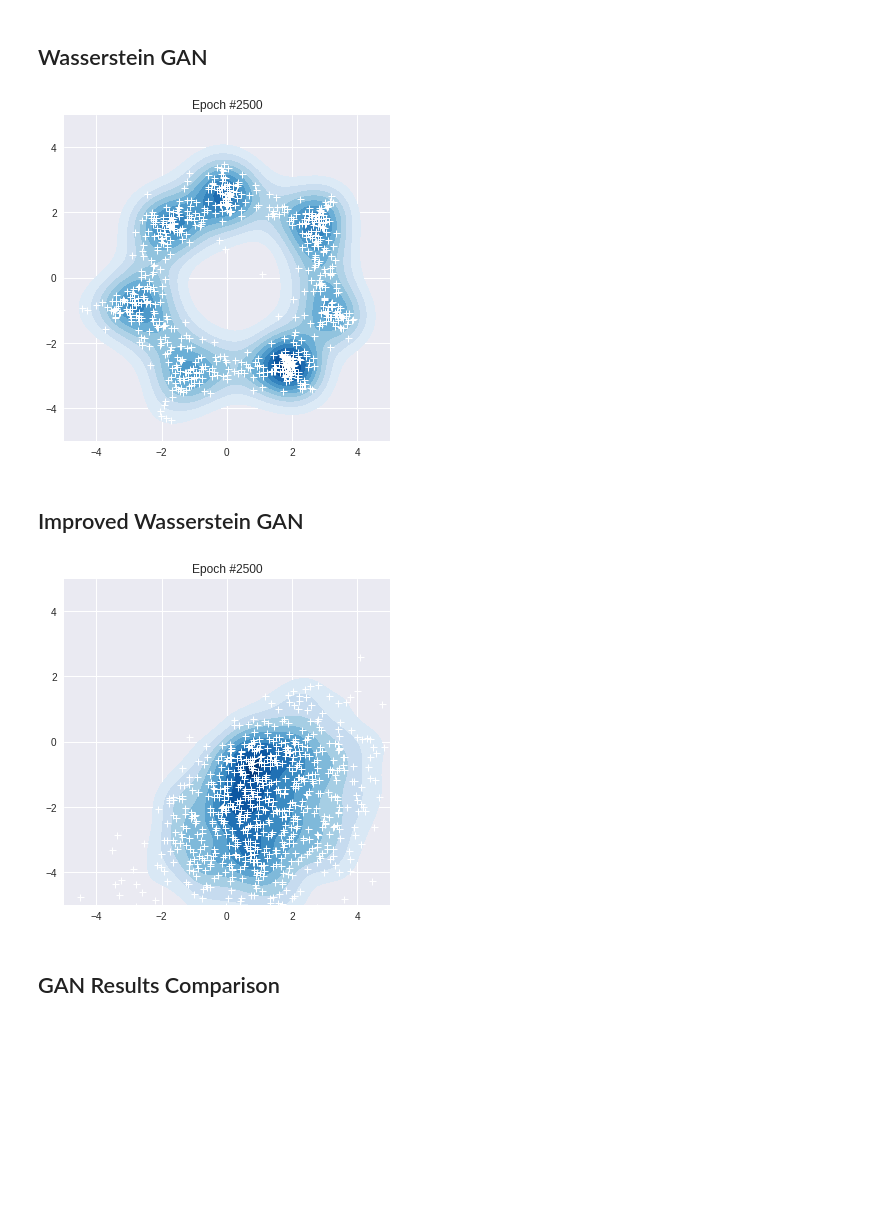
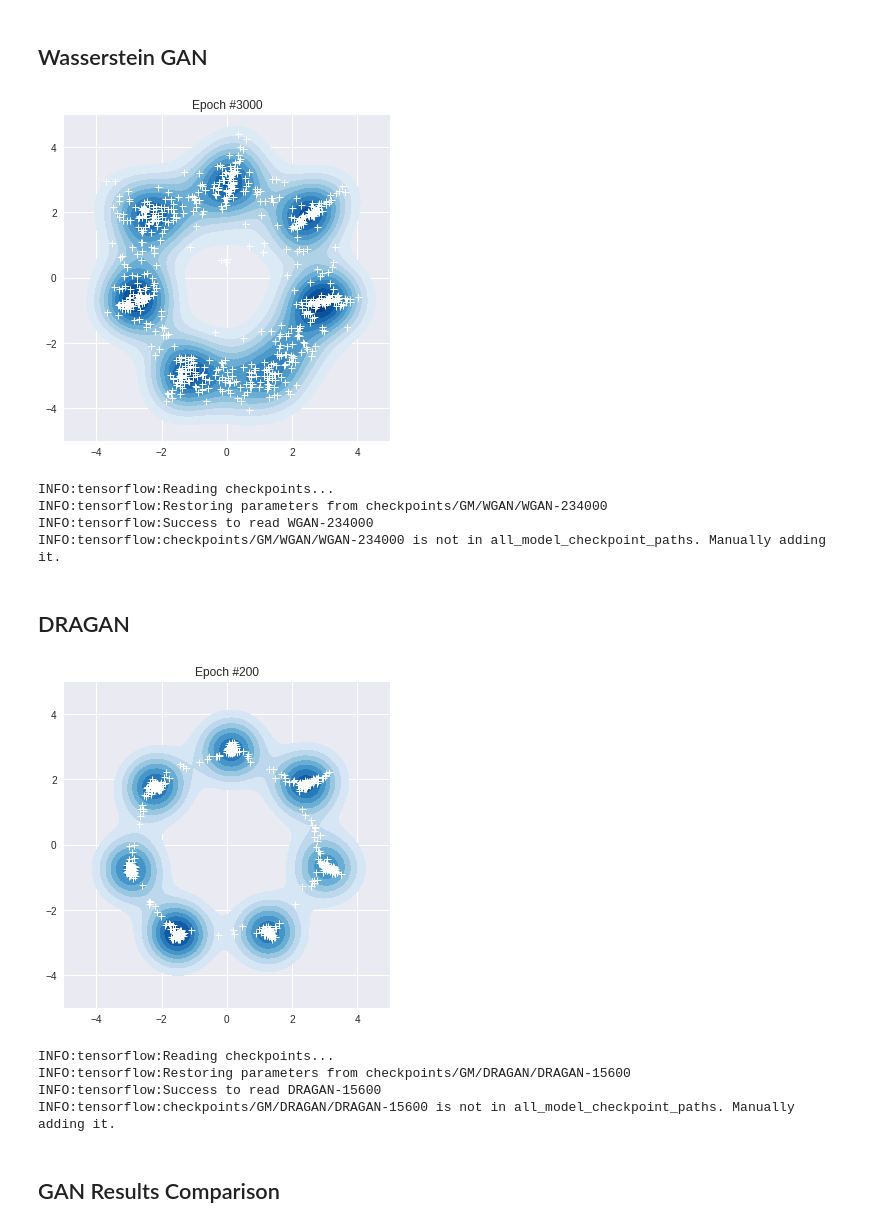
Before and after one commit to shaform/DeepNetworks, a Jupyter notebook: notebooks/GAN - Mixture of Gaussians.ipynb, the cells around one changed output. Drawn from its saved outputs; the diff is of its cells as text; code cells hidden in the pictures; blank space fills up the shorter version.

Commit message:
add DRAGAN

```diff
--- a/notebooks/GAN - Mixture of Gaussians.ipynb
+++ b/notebooks/GAN - Mixture of Gaussians.ipynb
@@ -53,6 +58,7 @@ gm_batch_size = 64
 gm_num_batches = gm_num_examples // gm_batch_size
 gm_output_shape = (2, )
 gm_log_dir = 'logs/gm'
+gm_checkpoint_dir = 'checkpoints/GM'
 
 def get_gm_data():
     return data_util.gaussian_mixture(batch_size=gm_batch_size, scale=3.0, num_clusters=gm_num_classes)
@@ -153,43 +203,69 @@ from deep_networks.models.wgan import WGAN
 with tf.Graph().as_default():
     with tf.Session() as sess:
         samples = []
-        sample_step = [i * gm_num_batches for i in (100, 250, 500, 1500, 2500)]
+        sample_step = [i * gm_num_batches for i in (250, 500, 1500, 2500, 3000)]
         data, _ = get_gm_data()
         gan = WGAN(sess,
                    data,
                    num_examples=gm_num_examples,
                    output_shape=gm_output_shape,
                    batch_size=gm_batch_size)
-        gan.train(num_epochs=2500,
+        gan._trange = tnrange
+        gan.init_saver(tf.train.Saver(max_to_keep=None))
+
+        sample_fn = sample_GAN(samples, gm_num_batches, 700)
+        resume_step = sample_and_load(gan, sample_step, gm_checkpoint_dir, sample_fn)
+
+        gan.train(num_epochs=3000,
                   log_dir=gm_log_dir,
+                  checkpoint_dir=gm_checkpoint_dir,
+                  resume_step=resume_step,
                   sample_step=sample_step,
-                  sample_fn=sample_GAN(samples, gm_num_batches, 700))
+                  save_step=None,
+                  sample_fn=save_and_sample(gm_checkpoint_dir, sample_fn))
         gm_samples['WGAN'] = samples
 # %% [output]
-[figure, old version]
+[figure, new version]
+INFO:tensorflow:Reading checkpoints...
+INFO:tensorflow:Restoring parameters from checkpoints/GM/WGAN/WGAN-234000
+INFO:tensorflow:Success to read WGAN-234000
+INFO:tensorflow:checkpoints/GM/WGAN/WGAN-234000 is not in all_model_checkpoint_paths. Manually adding it.
-# %% [markdown]
-## Improved Wasserstein GAN
+# %% [markdown]
+## DRAGAN
 # %%
-from deep_networks.models.iwgan import WGAN
+from deep_networks.models.dragan import DRAGAN
 
 with tf.Graph().as_default():
     with tf.Session() as sess:
         samples = []
-        sample_step = [i * gm_num_batches for i in (100, 250, 500, 1500, 2500)]
+        sample_step = [i * gm_num_batches for i in (10, 20, 50, 100, 200)]
         data, _ = get_gm_data()
-        gan = WGAN(sess,
+        gan = DRAGAN(sess,
                    data,
                    num_examples=gm_num_examples,
                    output_shape=gm_output_shape,
                    batch_size=gm_batch_size,
                    reg_const=0.0)
-        gan.train(num_epochs=2500,
+        gan._trange = tnrange
+        gan.init_saver(tf.train.Saver(max_to_keep=None))
+
+        sample_fn = sample_GAN(samples, gm_num_batches, 700)
+        resume_step = sample_and_load(gan, sample_step, gm_checkpoint_dir, sample_fn)
+
+        gan.train(num_epochs=200,
                   log_dir=gm_log_dir,
+                  checkpoint_dir=gm_checkpoint_dir,
+                  resume_step=resume_step,
                   sample_step=sample_step,
-                  sample_fn=sample_GAN(samples, gm_num_batches, 700))
-        gm_samples['iWGAN'] = samples
+                  save_step=None,
+                  sample_fn=save_and_sample(gm_checkpoint_dir, sample_fn))
+        gm_samples['DRAGAN'] = samples
 # %% [output]
-[figure, old version]
+[figure, new version]
+INFO:tensorflow:Reading checkpoints...
+INFO:tensorflow:Restoring parameters from checkpoints/GM/DRAGAN/DRAGAN-15600
+INFO:tensorflow:Success to read DRAGAN-15600
+INFO:tensorflow:checkpoints/GM/DRAGAN/DRAGAN-15600 is not in all_model_checkpoint_paths. Manually adding it.
 # %% [markdown]
 ## GAN Results Comparison
 # %%
```
Also changed, not shown: parts of 9 cells of this notebook, 9 other files.
